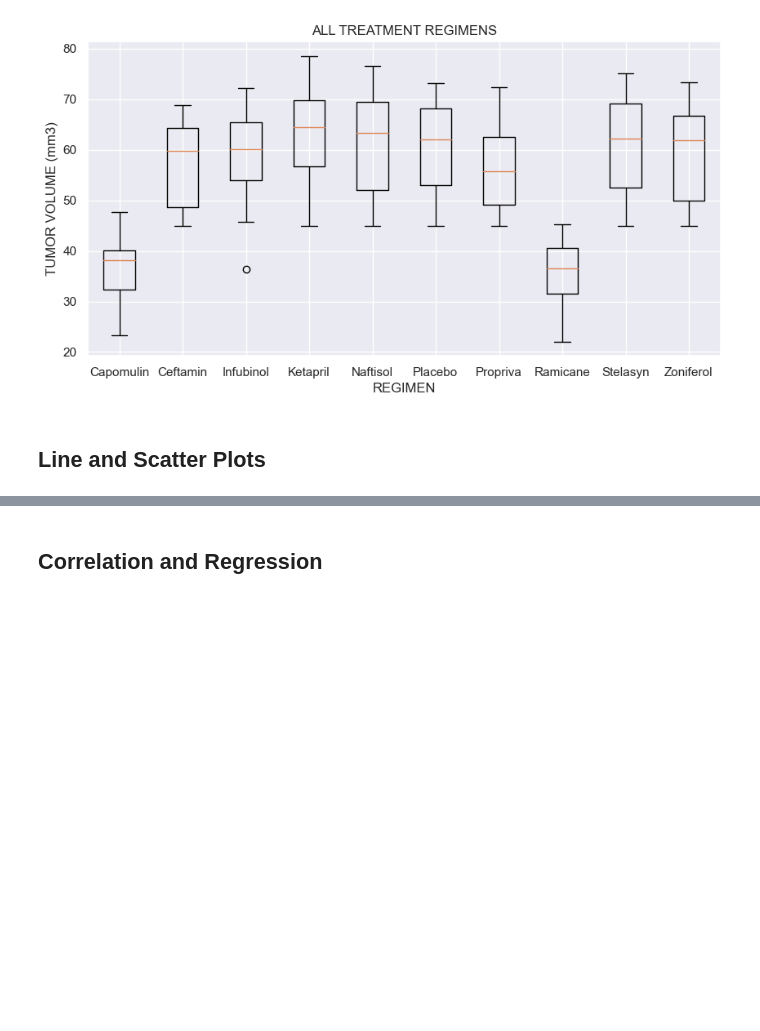
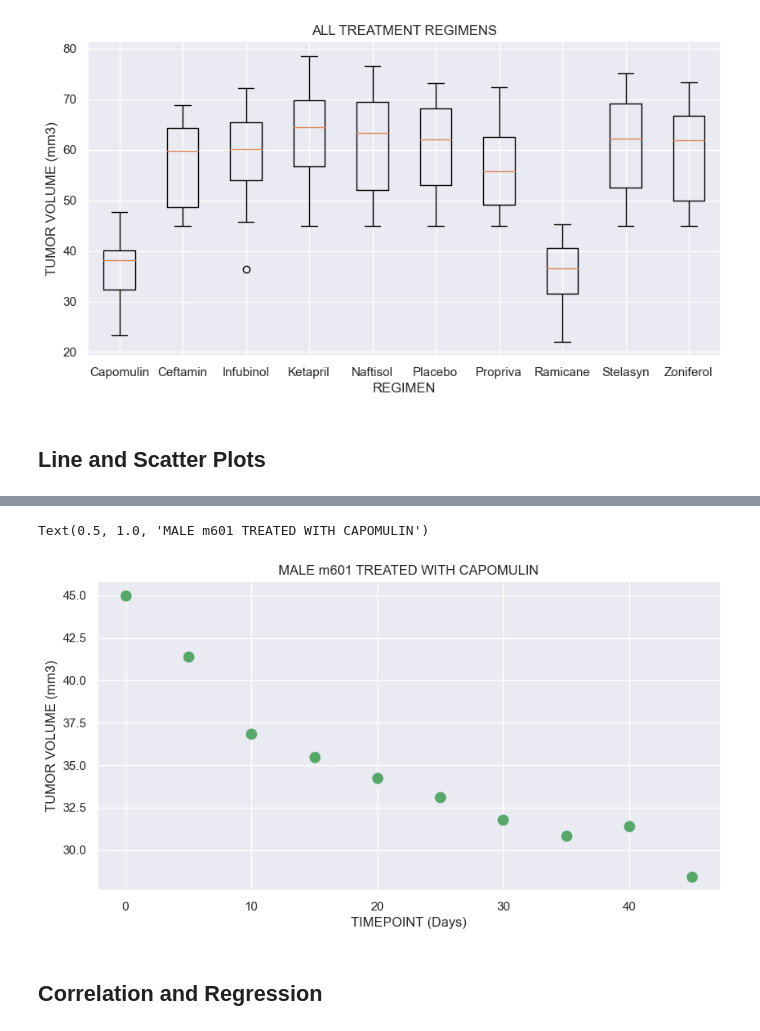
Before and after one commit to gusibis/challenge-5, a Jupyter notebook: pymaceuticals_starter.ipynb, the cells around one changed output, grey strips where cells are left out. Cells and saved outputs as stored; diff of their text form; code cells hidden in the pictures; blank space fills up the shorter version.

```diff
--- a/pymaceuticals_starter.ipynb
+++ b/pymaceuticals_starter.ipynb
@@ -449,3 +458,17 @@ plt.show()
+# %%
+# Generate a scatter plot of average tumor volume vs. mouse weight for the Capomulin regimen
+only_capomulin_df = tumor_volume_df[tumor_volume_df["Drug Regimen"].isin(['Capomulin'])]
+# only_capomulin_df
+male_m601 = complete_data_df[complete_data_df["Mouse ID"].isin(['m601'])]
+plt.scatter(male_m601['Timepoint'], male_m601['Tumor Volume (mm3)'],linewidths = 4, color='g', marker ="o")
+plt.xlabel('TIMEPOINT (Days)')
+plt.ylabel('TUMOR VOLUME (mm3)')
+plt.title('MALE m601 TREATED WITH CAPOMULIN')
+
+# plt.show()
+# %% [output]
+Text(0.5, 1.0, 'MALE m601 TREATED WITH CAPOMULIN')
+[figure, added]
 # %% [markdown]
 ## Correlation and Regression
 # %%
```
Also changed, not shown: parts of 5 cells of this notebook.
